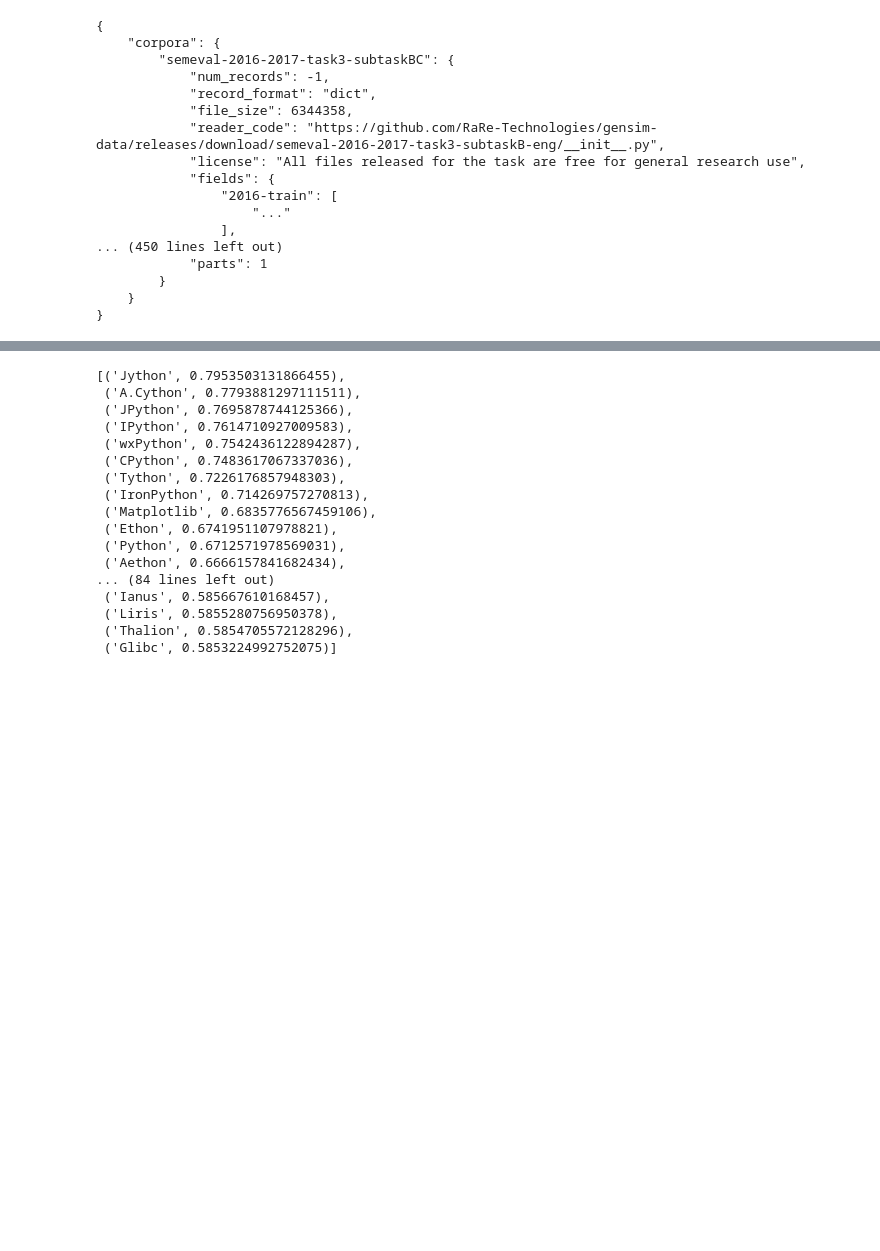
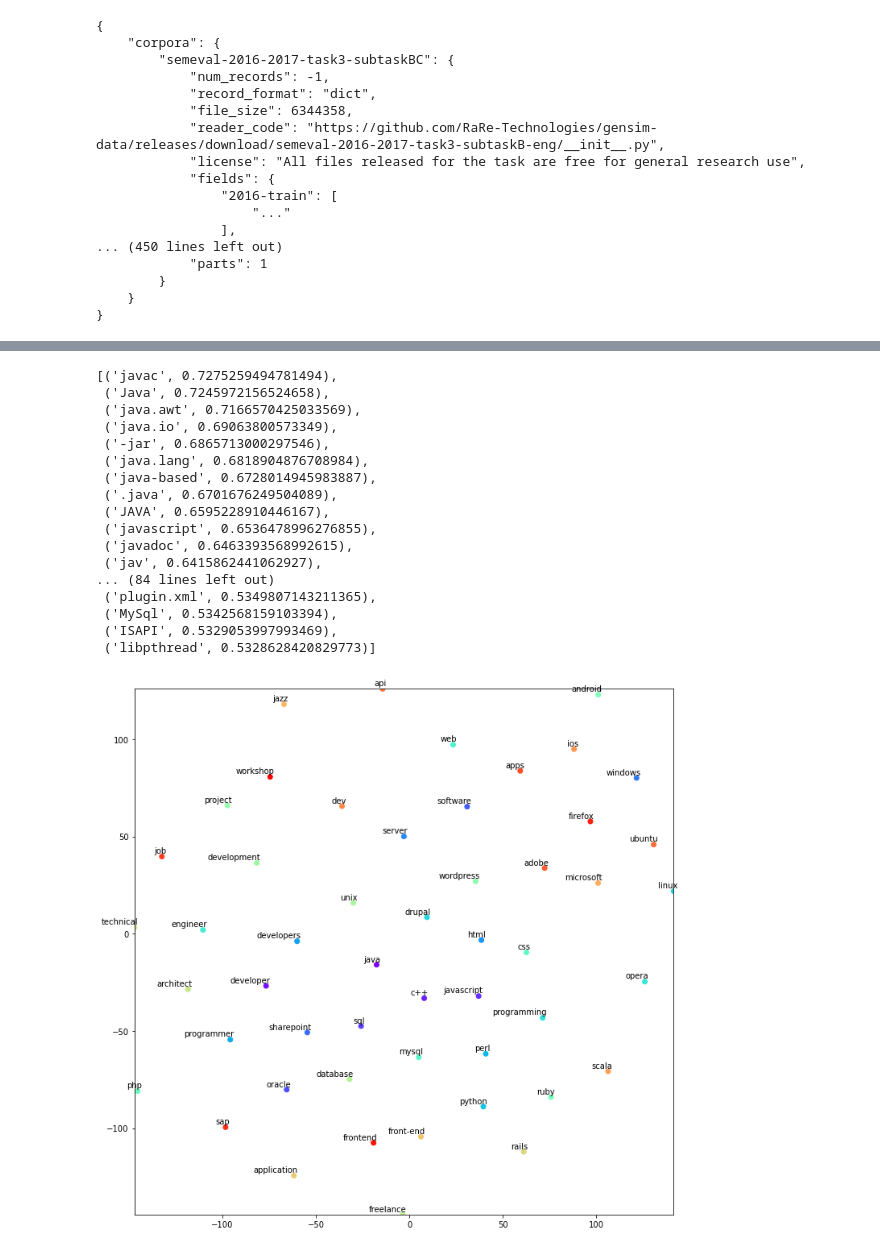
Before and after one commit to hugomachado93/aplicai-api, a Jupyter notebook: notebooks/Untitled.ipynb, the cells around one changed output, grey strips where cells are left out. Drawn from its saved outputs; the diff is of its cells as text; code cells hidden in the pictures; blank space fills up the shorter version.

```diff
--- a/notebooks/Untitled.ipynb
+++ b/notebooks/Untitled.ipynb
@@ -144,5 +216,38 @@ print(json.dumps(info, indent=4))
         }
     }
 }
+# %%
+def display_closestwords_tsnescatterplot_pre_trained(model, word, vector_size):
+
+    arr = np.empty((0,vector_size), dtype='f')
+    word_labels = [word]
+
+    # get close words
+    close_words = model.most_similar(word, topn=50)
+
+    # add the vector for each of the closest words to the array
+    arr = np.append(arr, np.array([model[word]]), axis=0)
+    for wrd_score in close_words:
+        wrd_vector = model[wrd_score[0]]
+        word_labels.append(wrd_score[0])
+        arr = np.append(arr, np.array([wrd_vector]), axis=0)
+
+    # find tsne coords for 2 dimensions
+    tsne = TSNE(n_components=2, random_state=0)
+    np.set_printoptions(suppress=True)
+    Y = tsne.fit_transform(arr)
+
+    x_coords = Y[:, 0]
+    y_coords = Y[:, 1]
+    # display scatter plot
+    plt.figure(figsize=(12,12))
+    colors = cm.rainbow(np.linspace(0, 1, len(arr)))
+    plt.scatter(x_coords, y_coords, c=colors)
+
+    for label, x, y in zip(word_labels, x_coords, y_coords):
+        plt.annotate(label, xy=(x, y), xytext=(5, 2), textcoords='offset points', ha='right', va='bottom')
+    plt.xlim(x_coords.min()+0.00005, x_coords.max()+0.00005)
+    plt.ylim(y_coords.min()+0.00005, y_coords.max()+0.00005)
+    plt.show()
 # %%
-model = api.load('glove-twitter-200')
+model_glove_twitter = api.load('glove-twitter-200')
@@ -237,20 +337,24 @@ model3 = api.load('fasttext-wiki-news-subwords-300')
 # %%
-model3.most_similar('Cython', topn=100)
+model_fast_text_wiki.most_similar('java', topn=100)
 # %% [output]
-[('Jython', 0.7953503131866455),
- ('A.Cython', 0.7793881297111511),
- ('JPython', 0.7695878744125366),
- ('IPython', 0.7614710927009583),
- ('wxPython', 0.7542436122894287),
- ('CPython', 0.7483617067337036),
- ('Tython', 0.7226176857948303),
- ('IronPython', 0.714269757270813),
- ('Matplotlib', 0.6835776567459106),
- ('Ethon', 0.6741951107978821),
- ('Python', 0.6712571978569031),
- ('Aethon', 0.6666157841682434),
+[('javac', 0.7275259494781494),
+ ('Java', 0.7245972156524658),
+ ('java.awt', 0.7166570425033569),
+ ('java.io', 0.69063800573349),
+ ('-jar', 0.6865713000297546),
+ ('java.lang', 0.6818904876708984),
+ ('java-based', 0.6728014945983887),
+ ('.java', 0.6701676249504089),
+ ('JAVA', 0.6595228910446167),
+ ('javascript', 0.6536478996276855),
+ ('javadoc', 0.6463393568992615),
+ ('jav', 0.6415862441062927),
 ... (84 lines left out)
- ('Ianus', 0.585667610168457),
- ('Liris', 0.5855280756950378),
- ('Thalion', 0.5854705572128296),
- ('Glibc', 0.5853224992752075)]
+ ('plugin.xml', 0.5349807143211365),
+ ('MySql', 0.5342568159103394),
+ ('ISAPI', 0.5329053997993469),
+ ('libpthread', 0.5328628420829773)]
+# %%
+display_closestwords_tsnescatterplot_pre_trained(model_glove_twitter, 'java', 200)
+# %% [output]
+[figure, added]
```
Also changed, not shown: parts of 14 cells of this notebook, 8 other files.
